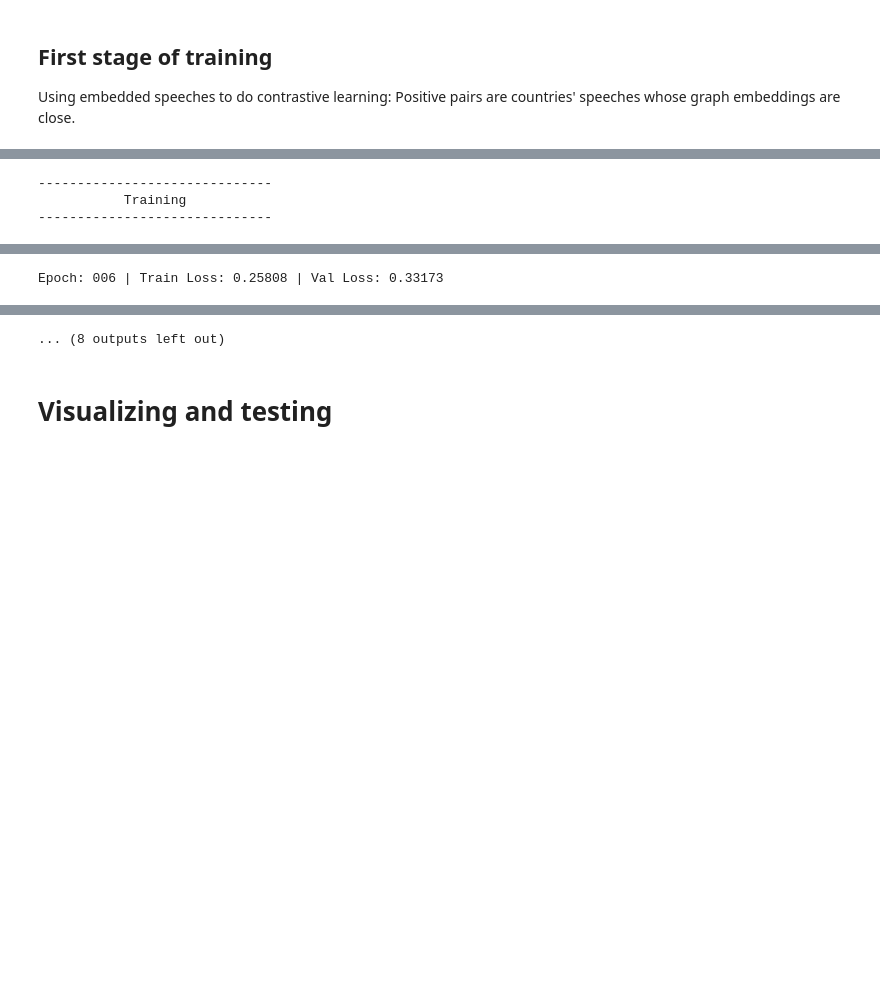
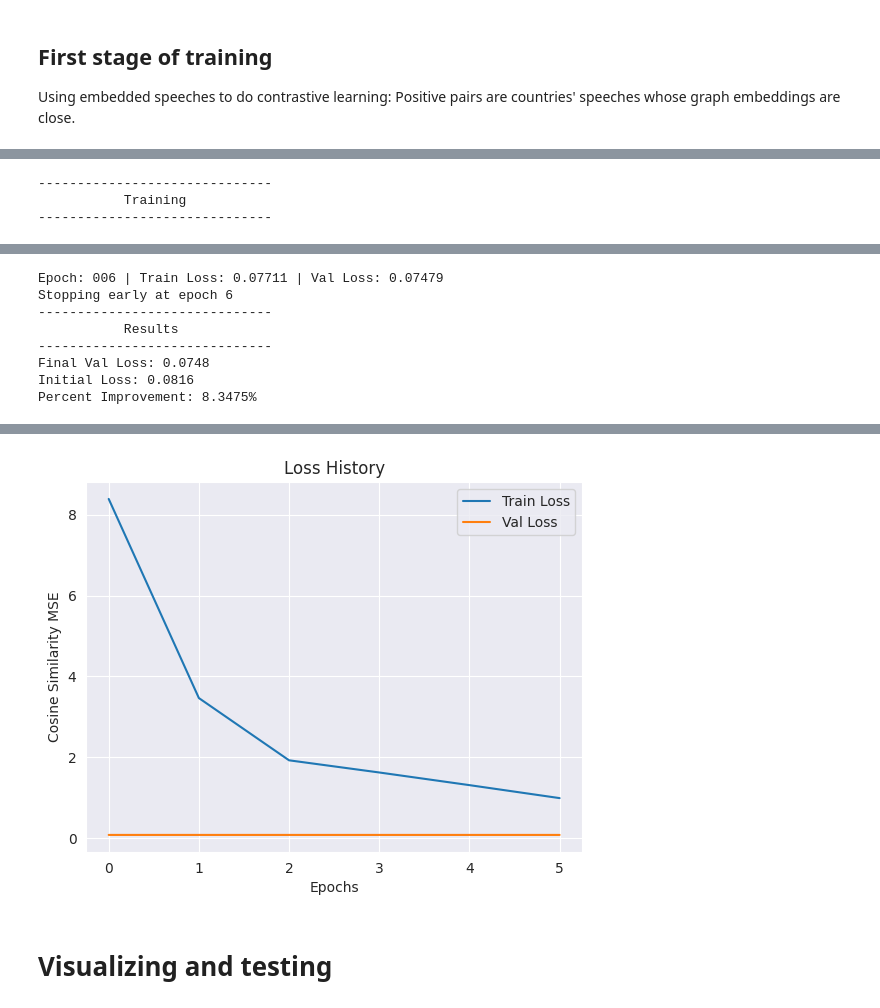
Before and after one commit to IWonderTheFirst/mun, a Jupyter notebook: policy.ipynb, the cells around one changed output, grey strips where cells are left out. Drawn from its saved outputs; the diff is of its cells as text; code cells hidden in the pictures; blank space fills up the shorter version.

Commit message:
Kaggle Notebook | MUN speech policy alignment generation | Version 52

```diff
--- a/policy.ipynb
+++ b/policy.ipynb
@@ -521,28 +478,30 @@ def regularization_loss(model, l1_lambda, l2_lambda):
 import torch.nn as nn
 
 class SpeechEncoder(nn.Module):
-    def __init__(self, speech_dim=4096, output_dim=512, dropout=0.2):
+    def __init__(self, speech_dim=8192, output_dim=1, dropout=0.2):
         super().__init__()
         self.encoder = nn.Sequential(
             nn.LayerNorm(speech_dim),           # stabilize high-dim input
             nn.Linear(speech_dim, 2048),        # wide first projection
-            nn.GELU(),                           # non-linearity suited for embeddings
+            nn.ReLU(),                           # non-linearity suited for embeddings
             nn.Dropout(dropout),
 
             nn.Linear(2048, 1024),
-            nn.GELU(),
+            nn.ReLU(),
             nn.Dropout(dropout),
 
             nn.Linear(1024, output_dim),
-            nn.LayerNorm(output_dim)            # stabilize for downstream tasks
+            nn.Sigmoid()         # stabilize for downstream tasks
         )
 
     def forward(self, speech_emb):
         return self.encoder(speech_emb)
 
 model = SpeechEncoder(
-    speech_dim=speech_data.shape[1],
-    output_dim=512
+    speech_dim=8192,
+    output_dim=1
 )
 
 model.to(device)
+
+loss_fn = nn.MSELoss()
@@ -659,11 +591,4 @@ Best hyperparameters: {'lr': 0.0001058188303007457, 'weight_decay': 5.8840497659
 # %%
-model = SpeechEncoder(
-    speech_dim=speech_data.shape[1],
-    output_dim=512
-)
-
-model.to(device)
-
 print("-" * 30 + "\n" + " " * 11 + "Training\n" + "-" * 30)
 
 best_loss = float('inf')
@@ -678,23 +603,21 @@ scheduler = torch.optim.lr_scheduler.CosineAnnealingLR(optimizer, T_max=10)
 model.eval()
 with torch.no_grad():
     total_loss = 0
-    for a, b, score in dataloader:
-        a, b, score = a.to(device), b.to(device), score.to(device)
-        proj_a = model(a)
-        proj_b = model(b)
-        loss = cosine_similarity_loss(proj_a, proj_b, score)
+    for a, score in dataloader:
+        a, score = a.to(device), score.to(device)
+        sc = model(a).squeeze(1)
+        loss = loss_fn(sc, score)
         total_loss += loss.item() * len(score)
     in_loss = total_loss / len(dataset)
 
 for epoch in range(100):
     model.train()
     total_loss = 0
-    for a, b, score in tqdm(dataloader, desc=f'Training epoch {epoch+1} | Batch'):
-        a, b, score = a.to(device), b.to(device), score.to(device)
+    for a, score in tqdm(dataloader, desc=f'Training epoch {epoch+1} | Batch'):
+        a, score = a.to(device), score.to(device)
 
-        proj_a = model(a)
-        proj_b = model(b)
-        loss = cosine_similarity_loss(proj_a, proj_b, score)
+        sc = model(a).squeeze(1)
+        loss = loss_fn(sc, score)
         loss += regularization_loss(model, params['l1_lambda'], params['l2_lambda'])
 
         optimizer.zero_grad()
@@ -709,14 +632,20 @@ for epoch in range(100):
     model.eval()
     with torch.no_grad():
         total_loss = 0
-        for a, b, score in val_dataloader:
-            a, b, score = a.to(device), b.to(device), score.to(device)
-            proj_a = model(a)
-            proj_b = model(b)
-            loss = cosine_similarity_loss(proj_a, proj_b, score)
+        for a, score in val_dataloader:
+            a, score = a.to(device), score.to(device)
+            sc = model(a).squeeze(1)
+            loss = loss_fn(sc, score)
             total_loss += loss.item() * len(score)
         val_epoch_loss = total_loss / len(val_dataset)
         val_history.append(val_epoch_loss)
+        total_loss = 0
+        for a, score in dataloader:
+            a, score = a.to(device), score.to(device)
+            sc = model(a).squeeze(1)
+            loss = loss_fn(sc, score)
+            total_loss += loss.item() * len(score)
+        train_epoch_loss = total_loss / len(dataset)
 
     print(f"Epoch: {epoch+1:03d} | Train Loss: {train_epoch_loss:.5f} | Val Loss: {val_epoch_loss:.5f}")
 
@@ -755 +684,8 @@ Epoch: 005 | Train Loss: 0.27227 | Val Loss: 0.38134
-Epoch: 006 | Train Loss: 0.25808 | Val Loss: 0.33173
+Epoch: 006 | Train Loss: 0.07711 | Val Loss: 0.07479
+Stopping early at epoch 6
+------------------------------
+           Results
+------------------------------
+Final Val Loss: 0.0748
+Initial Loss: 0.0816
+Percent Improvement: 8.3475%
@@ -761,4 +692,4 @@ Epoch: 011 | Train Loss: 0.21528 | Val Loss: 0.25968
-... (8 outputs left out)
+[figure, added]
 # %%
 model.eval()
 speech_tensor = torch.tensor(speech_data, dtype=torch.float32)
```
Also changed, not shown: parts of 14 cells of this notebook.
